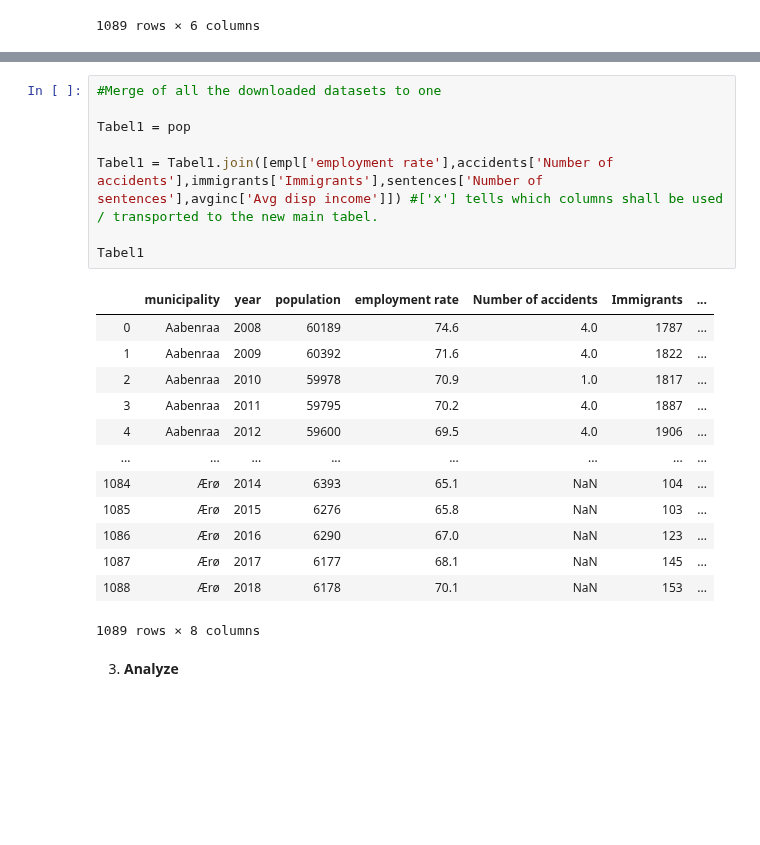
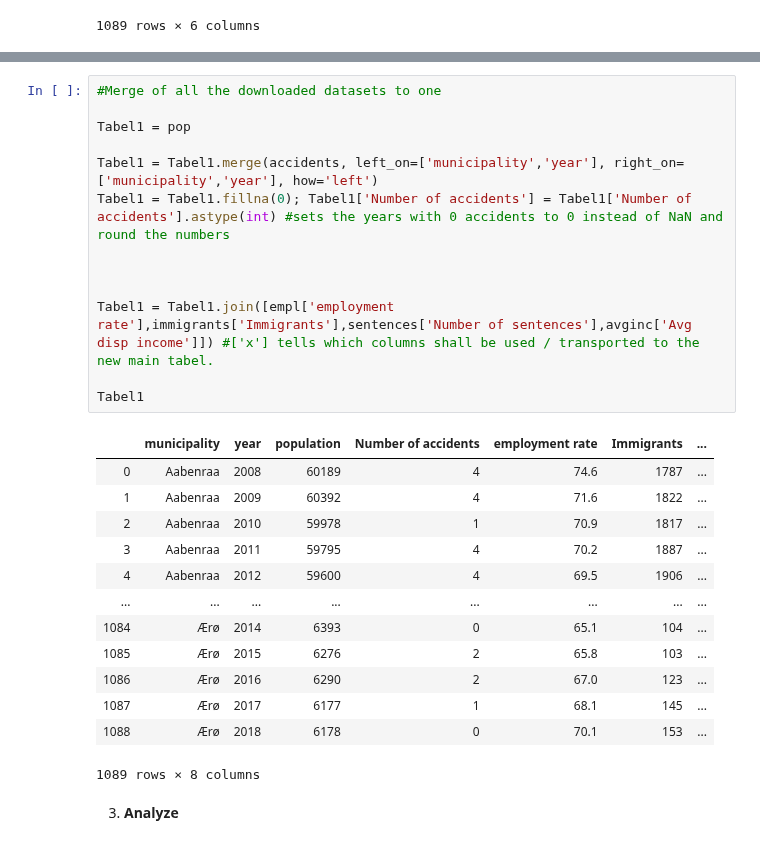
Before and after one commit to Rapyki/projects-2020-slangerne, a Jupyter notebook: dataproject/Henee.ipynb, the cells around one changed output, grey strips where cells are left out. Drawn from its saved outputs; the diff is of its cells as text; blank space fills up the shorter version.

```diff
--- a/dataproject/Henee.ipynb
+++ b/dataproject/Henee.ipynb
@@ -326,24 +331,29 @@ avginc
 # %%
 #Merge of all the downloaded datasets to one
 
 Tabel1 = pop
 
-Tabel1 = Tabel1.join([empl['employment rate'],accidents['Number of accidents'],immigrants['Immigrants'],sentences['Number of sentences'],avginc['Avg disp income']]) #['x'] tells which columns shall be used / transported to the new main tabel.
+Tabel1 = Tabel1.merge(accidents, left_on=['municipality','year'], right_on=['municipality','year'], how='left')
+Tabel1 = Tabel1.fillna(0); Tabel1['Number of accidents'] = Tabel1['Number of accidents'].astype(int) #sets the years with 0 accidents to 0 instead of NaN and round the numbers
+
+
+
+Tabel1 = Tabel1.join([empl['employment rate'],immigrants['Immigrants'],sentences['Number of sentences'],avginc['Avg disp income']]) #['x'] tells which columns shall be used / transported to the new main tabel.
 
 Tabel1
 # %% [output]
-|  | municipality | year | population | employment rate | Number of accidents | Immigrants | ... |
-| 0 | Aabenraa | 2008 | 60189 | 74.6 | 4.0 | 1787 | ... |
-| 1 | Aabenraa | 2009 | 60392 | 71.6 | 4.0 | 1822 | ... |
-| 2 | Aabenraa | 2010 | 59978 | 70.9 | 1.0 | 1817 | ... |
-| 3 | Aabenraa | 2011 | 59795 | 70.2 | 4.0 | 1887 | ... |
-| 4 | Aabenraa | 2012 | 59600 | 69.5 | 4.0 | 1906 | ... |
+|  | municipality | year | population | Number of accidents | employment rate | Immigrants | ... |
+| 0 | Aabenraa | 2008 | 60189 | 4 | 74.6 | 1787 | ... |
+| 1 | Aabenraa | 2009 | 60392 | 4 | 71.6 | 1822 | ... |
+| 2 | Aabenraa | 2010 | 59978 | 1 | 70.9 | 1817 | ... |
+| 3 | Aabenraa | 2011 | 59795 | 4 | 70.2 | 1887 | ... |
+| 4 | Aabenraa | 2012 | 59600 | 4 | 69.5 | 1906 | ... |
 | ... | ... | ... | ... | ... | ... | ... | ... |
-| 1084 | Ærø | 2014 | 6393 | 65.1 | NaN | 104 | ... |
-| 1085 | Ærø | 2015 | 6276 | 65.8 | NaN | 103 | ... |
-| 1086 | Ærø | 2016 | 6290 | 67.0 | NaN | 123 | ... |
-| 1087 | Ærø | 2017 | 6177 | 68.1 | NaN | 145 | ... |
-| 1088 | Ærø | 2018 | 6178 | 70.1 | NaN | 153 | ... |
+| 1084 | Ærø | 2014 | 6393 | 0 | 65.1 | 104 | ... |
+| 1085 | Ærø | 2015 | 6276 | 2 | 65.8 | 103 | ... |
+| 1086 | Ærø | 2016 | 6290 | 2 | 67.0 | 123 | ... |
+| 1087 | Ærø | 2017 | 6177 | 1 | 68.1 | 145 | ... |
+| 1088 | Ærø | 2018 | 6178 | 0 | 70.1 | 153 | ... |
 1089 rows × 8 columns
 # %% [markdown]
 3. **Analyze**
```
Also changed, not shown: parts of 10 cells of this notebook, 1 other file.
